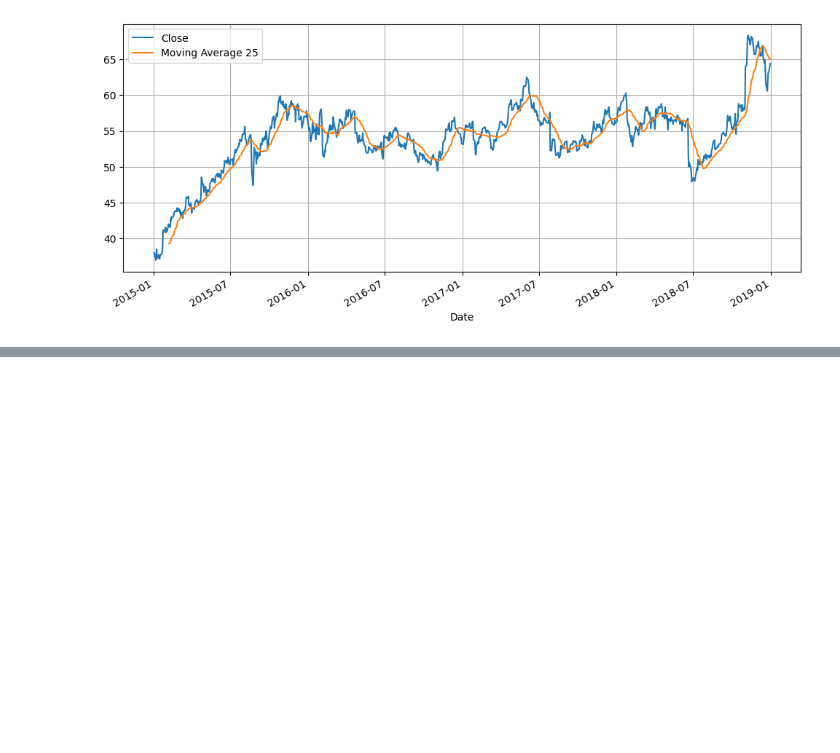
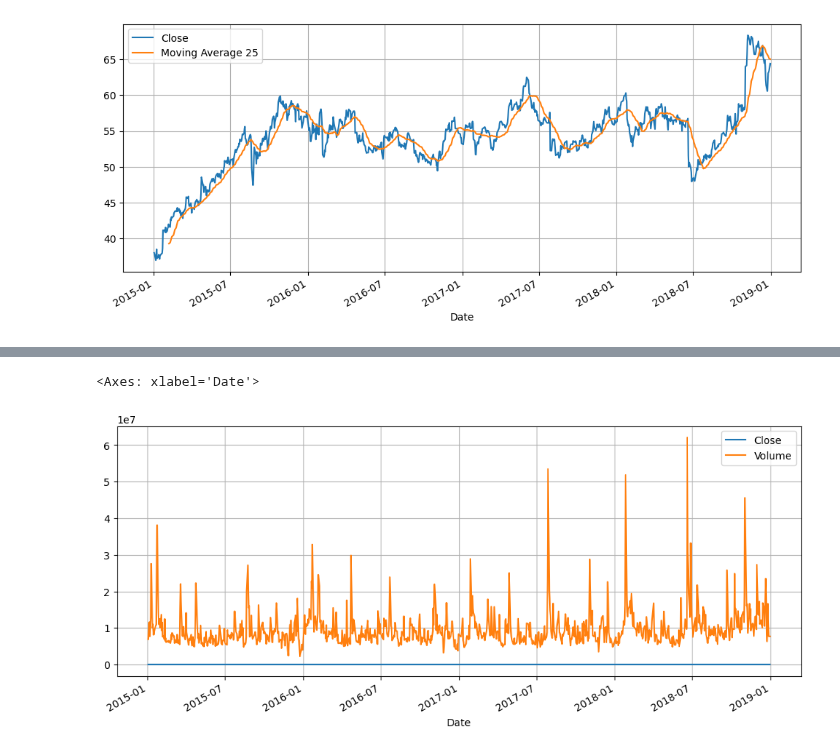
Before and after one commit to Shiska07/Data-Science-and-Machine-Learning, a Jupyter notebook: Time-Series-Analysis/Datetime Analysis.ipynb, the cells around one changed output, grey strips where cells are left out. Saved outputs shown, nothing was run; the diff lists cells and outputs as text; code cells hidden in the pictures; blank space fills up the shorter version.

```diff
--- a/Time-Series-Analysis/Datetime Analysis.ipynb
+++ b/Time-Series-Analysis/Datetime Analysis.ipynb
@@ -318,0 +325,3 @@ df[['Close', 'Moving Average 25']].plot(figsize = (12, 5), grid = True)
+# %%
+df.drop(['Moving Average 25'], axis = 1, inplace = True)
+df.head()
@@ -318,0 +336,5 @@ df[['Close', 'Moving Average 25']].plot(figsize = (12, 5), grid = True)
+# %%
+df.plot(figsize = (12, 5), grid = True)
+# %% [output]
+<Axes: xlabel='Date'>
+[figure, added]
```
Also changed, not shown: parts of 7 cells of this notebook.
